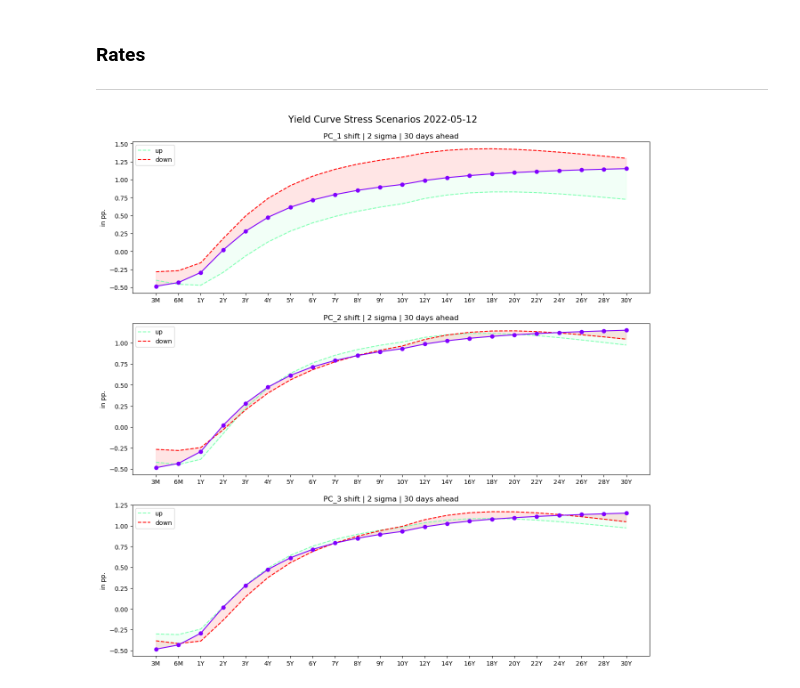
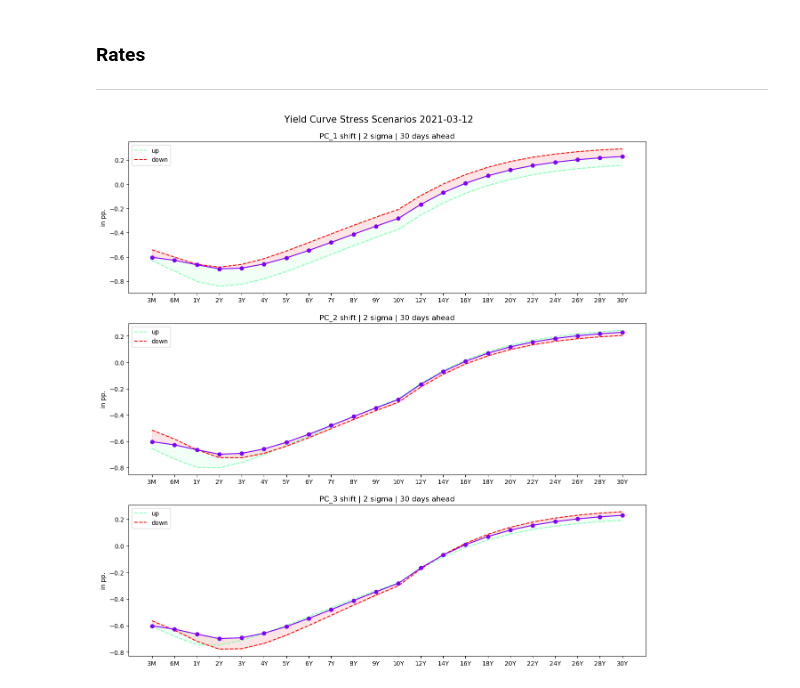
Before and after one commit to bernhard-pfann/pca-yield-curve-analytics, a Jupyter notebook: notebooks/stress-scenarios.ipynb, the cells around one changed output. Saved outputs shown, nothing was run; the diff lists cells and outputs as text; code cells hidden in the pictures.

```diff
--- a/notebooks/stress-scenarios.ipynb
+++ b/notebooks/stress-scenarios.ipynb
@@ -22,7 +22,7 @@ df_test  = pd.read_csv("../assets/test.csv", index_col="DATE", parse_dates=["DAT
 eig_scores_up = pd.read_csv("../assets/stress/eig_scores/up.csv", index_col="DATE", parse_dates=["DATE"])
 eig_scores_down = pd.read_csv("../assets/stress/eig_scores/down.csv", index_col="DATE", parse_dates=["DATE"])
 # %%
-pca = joblib.load("../assets/pca.joblib")
+pca = joblib.load("../assets/pca_full.joblib")
 
 eig_scores = pca.eig_scores.iloc[:, :pca.k]
 components = pca.components[:pca.k]
@@ -57,29 +57,29 @@ plt.show()
 stress_up_dic   = {i: pd.read_csv("../assets/stress/rates/"+i+"_up.csv", index_col="DATE") for i in components}
 stress_down_dic = {i: pd.read_csv("../assets/stress/rates/"+i+"_down.csv", index_col="DATE") for i in components}
 # %%
-idx = 80
+idx = 380
 date = df_train.iloc[-idx].name.date().strftime("%Y-%m-%d")
 
 fig, ax = plt.subplots(nrows=pca.k, ncols=1, figsize = (pca.k*5,15))
 fig.suptitle("Yield Curve Stress Scenarios "+date, fontsize=15, y=0.92)
 color = rainbow(["actual","up","down"])
 
 for i,j in enumerate (components):
     up   = stress_up_dic[j].iloc[-idx]
     down = stress_down_dic[j].iloc[-idx]
     act  = df_train.iloc[-idx]
 
     ax[i].plot(up, label="up", c=color["up"], ls="--")
     ax[i].plot(down, label="down", c=color["down"], ls="--")
     ax[i].plot(act, c=color["actual"], marker="o")
 
     ax[i].fill_between(df_train.columns, up, act, color = color["up"], alpha = 0.1)
     ax[i].fill_between(df_train.columns, down, act, color = color["down"], alpha = 0.1)
 
     ax[i].set_ylabel("in pp.")
     ax[i].set_title("{} shift | {} sigma | {} days ahead".format(j, 2, conf.n_days))
     ax[i].legend()
 
 plt.show()
 # %% [output]
-[figure, old version]
+[figure, new version]
```
Also changed, not shown: parts of 3 cells of this notebook, 3 other files.
